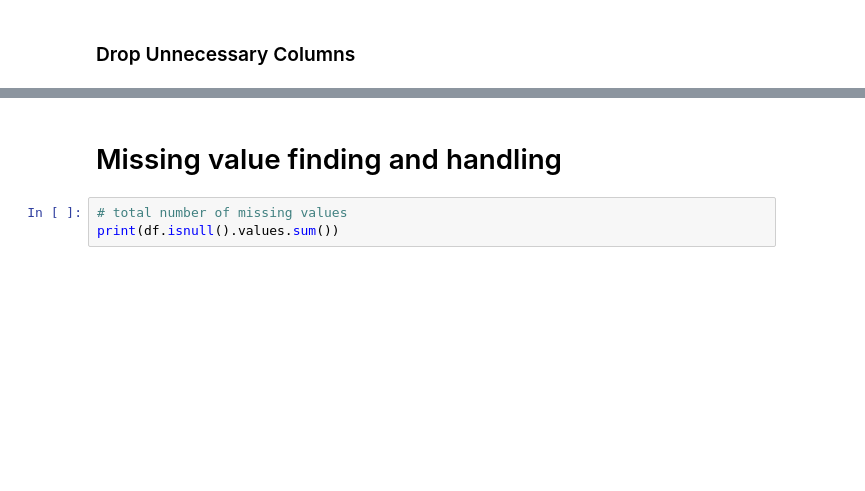
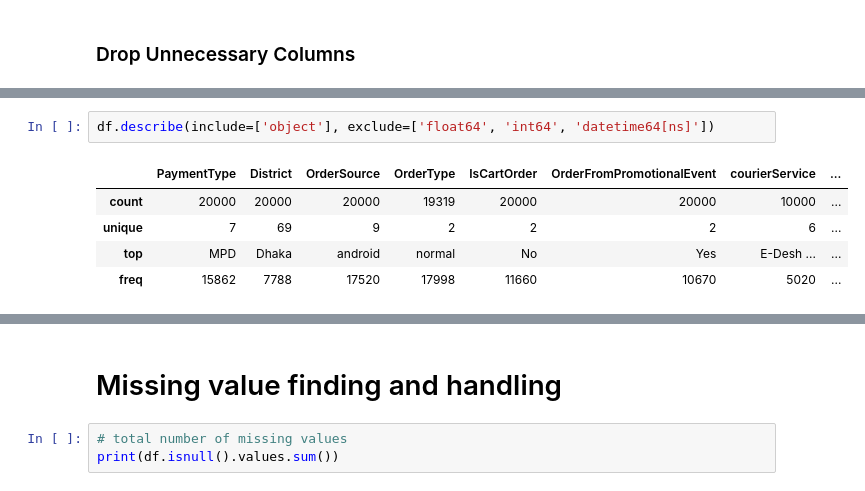
Before and after one commit to Rezwanul-Haque/RTO_Classification, a Jupyter notebook: classification_RTO_customer_prediction.ipynb, the cells around one changed output, grey strips where cells are left out. Cells and saved outputs as stored; diff of their text form; blank space fills up the shorter version.

```diff
--- a/classification_RTO_customer_prediction.ipynb
+++ b/classification_RTO_customer_prediction.ipynb
@@ -108,3 +151,11 @@ df.describe()
+# %%
+df.describe(include=['object'], exclude=['float64', 'int64', 'datetime64[ns]'])
+# %% [output]
+|  | PaymentType | District | OrderSource | OrderType | IsCartOrder | OrderFromPromotionalEvent | courierService | ... |
+| count | 20000 | 20000 | 20000 | 19319 | 20000 | 20000 | 10000 | ... |
+| unique | 7 | 69 | 9 | 2 | 2 | 2 | 6 | ... |
+| top | MPD | Dhaka | android | normal | No | Yes | E-Desh ... | ... |
+| freq | 15862 | 7788 | 17520 | 17998 | 11660 | 10670 | 5020 | ... |
 # %%
 # Delivery charge vs Order Type
 df.boxplot('DeliveryCharge','OrderType',rot = 30,figsize=(8,8))
```
Also changed, not shown: parts of 31 cells of this notebook.
